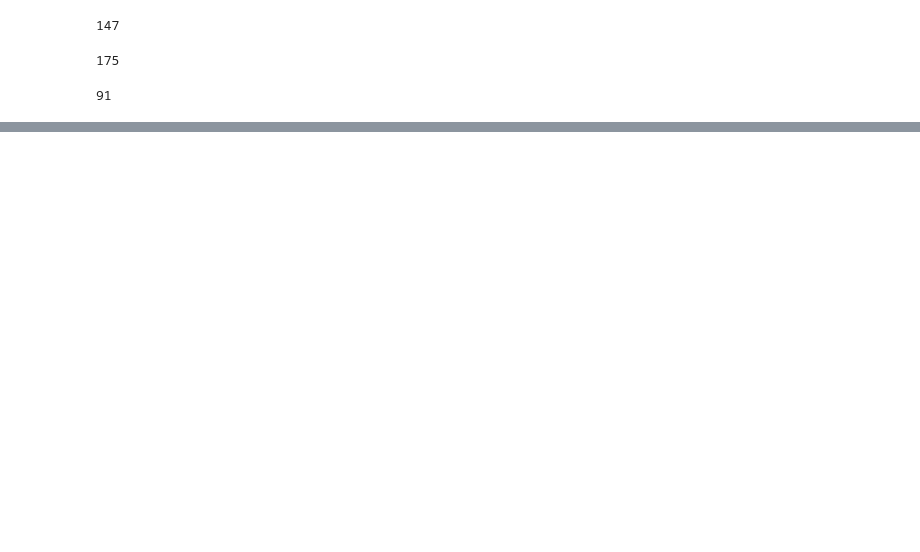
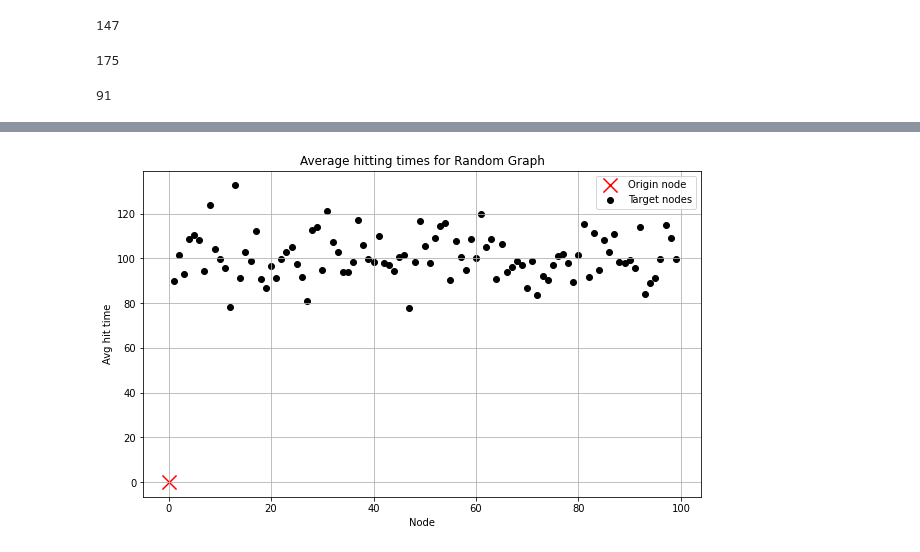
Before and after one commit to adamaj99pwr/Diffusion-processes, a Jupyter notebook: lab4/lab4.ipynb, the cells around one changed output, grey strips where cells are left out. Saved outputs shown, nothing was run; the diff lists cells and outputs as text; code cells hidden in the pictures; blank space fills up the shorter version.

```diff
--- a/lab4/lab4.ipynb
+++ b/lab4/lab4.ipynb
@@ -170,12 +171,13 @@ def SnapShot(graph, node, ind, pos):
         plt.clf()
         plt.close()
 # %%
-def GraphRW(graph, origin, animate=False, filename=None): #user specify starting point
+def GraphRW(graph, origin, animate=False, filename=None):
 
     nodes = list(graph.nodes)
     cur = origin
     visited = set()
     visited.add(cur)
+    nodes_hit = [(cur, 0)]
     i = 0
 
     if animate == True:
@@ -191,8 +193,10 @@ def GraphRW(graph, origin, animate=False, filename=None): #user specify starting
 
         nbrs = [j for j in graph.neighbors(cur)]
         cur = rd.choice(nbrs)
-        visited.add(cur)
         i += 1
+        if not cur in visited:
+            visited.add(cur)
+            nodes_hit.append((cur, i))
 
         if animate == True:
             SnapShot(graph, cur, i, pos)
@@ -206,4 +210,6 @@ def GraphRW(graph, origin, animate=False, filename=None): #user specify starting
         for file in g:
             os.remove(file)
 
-    return i
+    hit_times = sorted(nodes_hit)
+
+    return hit_times
@@ -218,0 +216,15 @@ def hit_times(graph, origin, steps):
+# %%
+def avg_hit_times(graph, origin, steps):
+
+    nodes = list(graph.nodes)
+    avgs = [0]*len(nodes)
+    ht = pd.DataFrame(list(zip(nodes, avgs)), columns = ['node', 'avg_hit_time'])
+
+    for i in range(steps):
+        htimes = GraphRW(graph, origin)
+        times_add = [j[1] for j in htimes]
+        ht['avg_hit_time'] += times_add
+
+    ht['avg_hit_time'] /= steps
+
+    return ht
@@ -236,0 +253,2 @@ GraphRW(g2, 15, animate=True, filename='barabasi_albert')
+# %%
+g3 = nx.erdos_renyi_graph(100, 0.5)
@@ -236,0 +259,2 @@ GraphRW(g2, 15, animate=True, filename='barabasi_albert')
+# %%
+er = avg_hit_times(g3, 0, 1000)
@@ -236,0 +265,12 @@ GraphRW(g2, 15, animate=True, filename='barabasi_albert')
+# %%
+plt.figure(figsize=(10, 6))
+plt.scatter(er['node'][0], er['avg_hit_time'][0], c='red', marker='x', s=200, label='Origin node')
+plt.scatter(er['node'][1:], er['avg_hit_time'][1:], c='black', label='Target nodes')
+plt.xlabel('Node')
+plt.ylabel('Avg hit time')
+plt.title('Average hitting times for Random Graph')
+plt.grid()
+plt.legend()
+plt.show()
+# %% [output]
+[figure, added]
```
Also changed, not shown: parts of 16 cells of this notebook, 1 other file.
